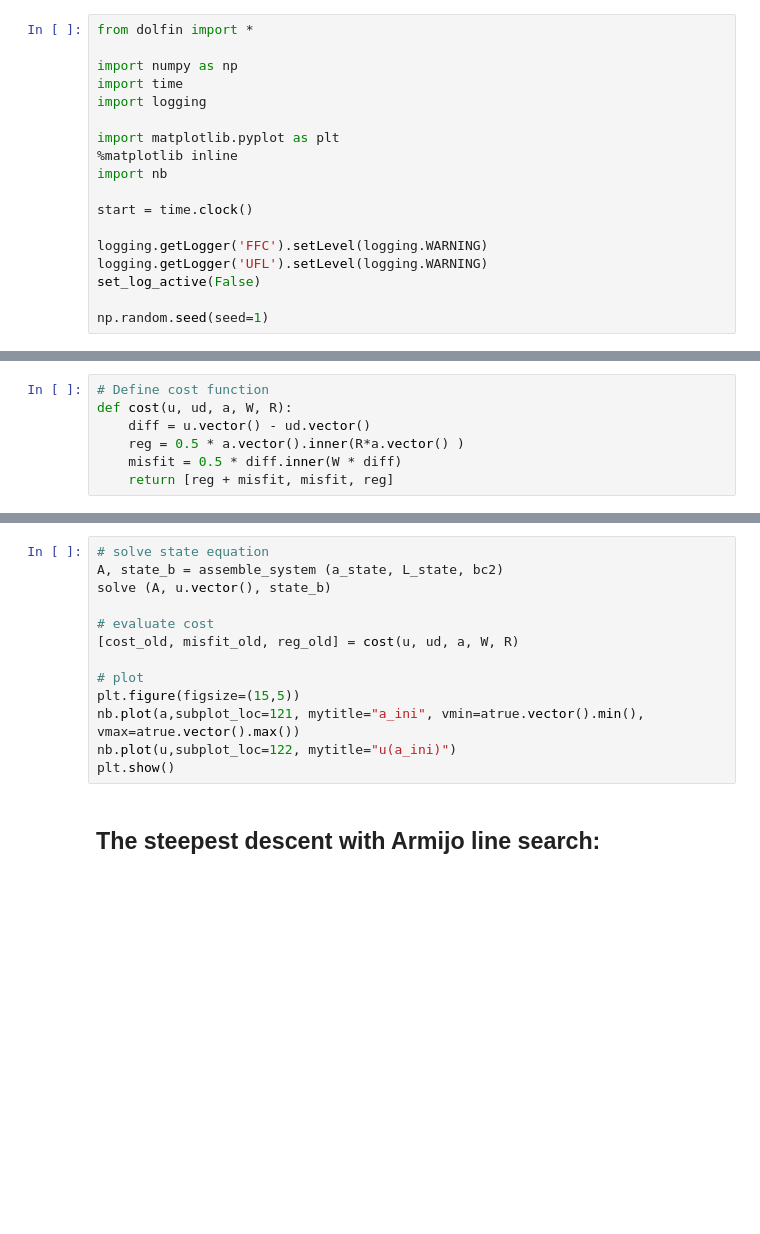
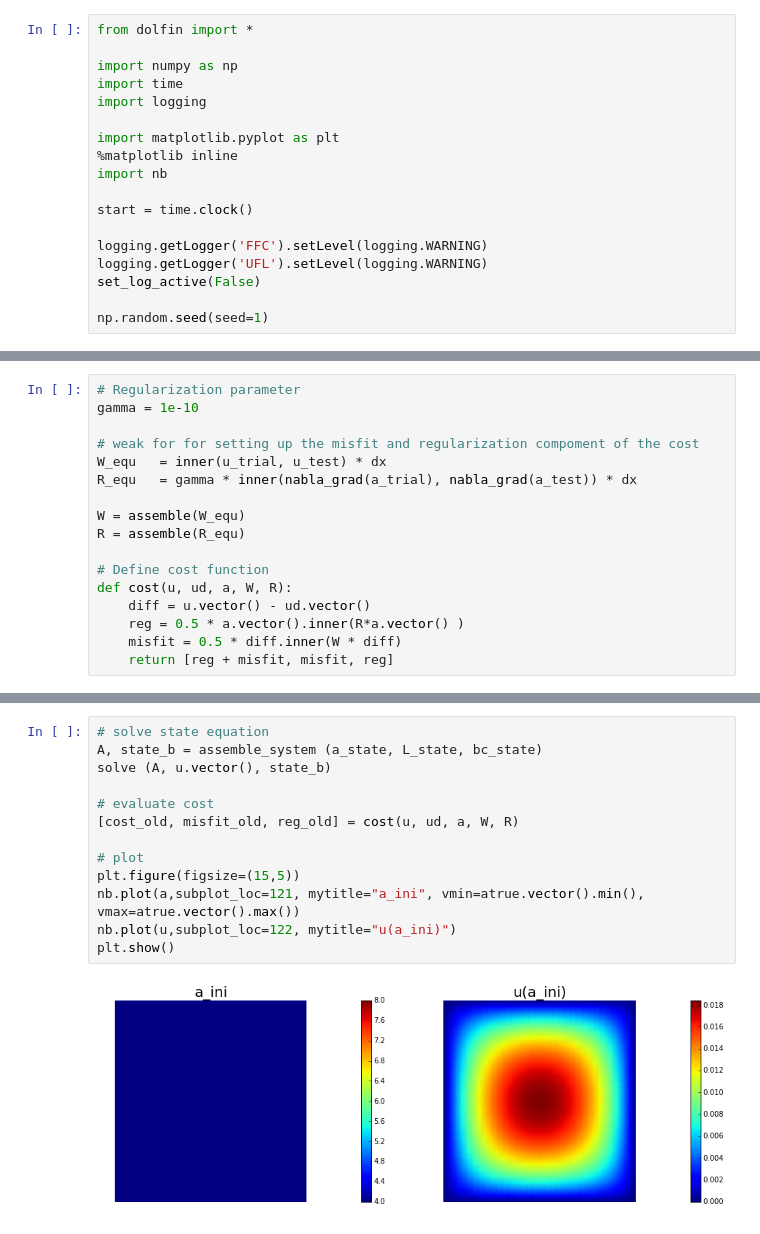
Before and after one commit to bcrestel/localhippylib, a Jupyter notebook: notebooks/PoissonDeterministic-SD.ipynb, the cells around one changed output, grey strips where cells are left out. Cells and saved outputs as stored; diff of their text form; blank space fills up the shorter version.

```diff
--- a/notebooks/PoissonDeterministic-SD.ipynb
+++ b/notebooks/PoissonDeterministic-SD.ipynb
@@ -114,4 +165,14 @@ $$
 # %%
+# Regularization parameter
+gamma = 1e-10
+
+# weak for for setting up the misfit and regularization compoment of the cost
+W_equ   = inner(u_trial, u_test) * dx
+R_equ   = gamma * inner(nabla_grad(a_trial), nabla_grad(a_test)) * dx
+
+W = assemble(W_equ)
+R = assemble(R_equ)
+
 # Define cost function
 def cost(u, ud, a, W, R):
     diff = u.vector() - ud.vector()
@@ -227,15 +258,15 @@ R = assemble(R_equ)
 # %%
 # solve state equation
-A, state_b = assemble_system (a_state, L_state, bc2)
+A, state_b = assemble_system (a_state, L_state, bc_state)
 solve (A, u.vector(), state_b)
 
 # evaluate cost
 [cost_old, misfit_old, reg_old] = cost(u, ud, a, W, R)
 
 # plot
 plt.figure(figsize=(15,5))
 nb.plot(a,subplot_loc=121, mytitle="a_ini", vmin=atrue.vector().min(), vmax=atrue.vector().max())
 nb.plot(u,subplot_loc=122, mytitle="u(a_ini)")
 plt.show()
+# %% [output]
+[figure, added]
-# %% [markdown]
-## The steepest descent with Armijo line search:
```
Also changed, not shown: parts of 17 cells of this notebook.
